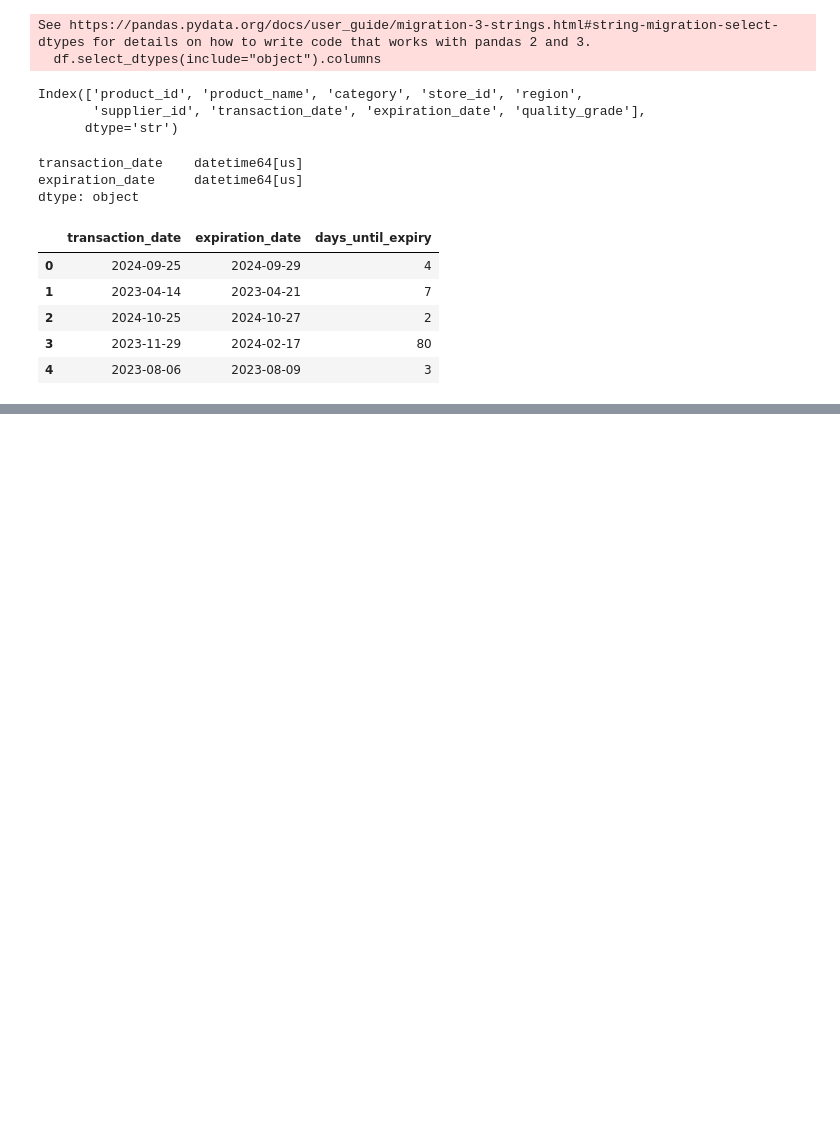
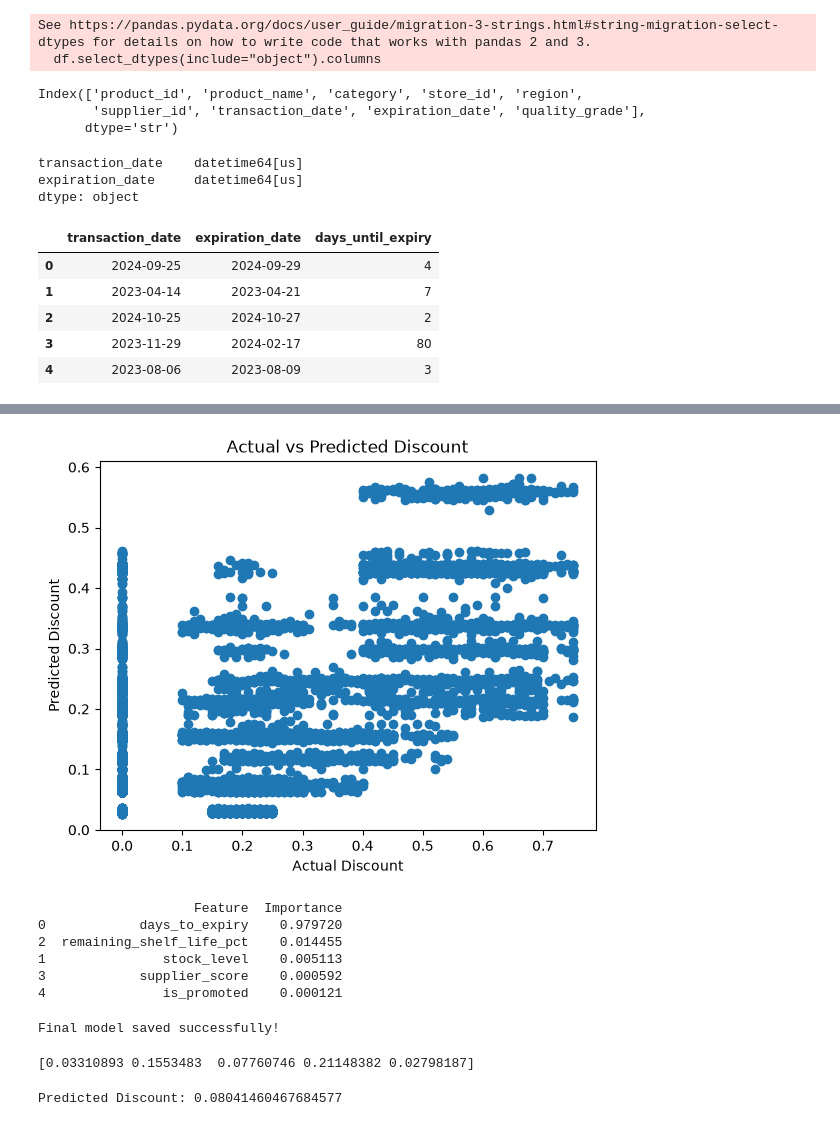
Before and after one commit to syedaayman/ShelfGuard, a Jupyter notebook: Dynamic_Pricing.ipynb, the cells around one changed output, grey strips where cells are left out. Cells and saved outputs as stored; diff of their text form; code cells hidden in the pictures; blank space fills up the shorter version.

```diff
--- a/Dynamic_Pricing.ipynb
+++ b/Dynamic_Pricing.ipynb
@@ -380,0 +768,16 @@ df[["transaction_date", "expiration_date", "days_until_expiry"]].head()
+# %%
+param_grid = {
+    "n_estimators": [50, 100, 150],
+    "learning_rate": [0.03, 0.05, 0.1],
+    "max_depth": [2, 3, 4]
+}
+# %%
+grid_search = GridSearchCV(
+    gb_model,
+    param_grid,
+    cv=5,
+    scoring="neg_mean_squared_error",
+    n_jobs=-1
+)
+
+grid_search.fit(X_train, y_train)
@@ -380,0 +828,4 @@ df[["transaction_date", "expiration_date", "days_until_expiry"]].head()
+# %%
+final_model = grid_search.best_estimator_
+# %%
+final_pred = final_model.predict(X_test)
@@ -380,0 +870,54 @@ df[["transaction_date", "expiration_date", "days_until_expiry"]].head()
+# %%
+plt.scatter(y_test, final_pred)
+
+plt.xlabel("Actual Discount")
+plt.ylabel("Predicted Discount")
+plt.title("Actual vs Predicted Discount")
+
+plt.show()
+# %% [output]
+[figure, added]
+# %%
+importance = pd.DataFrame({
+    "Feature": features,
+    "Importance": final_model.feature_importances_
+})
+
+importance = importance.sort_values(
+    by="Importance",
+    ascending=False
+)
+
+print(importance)
+# %% [output]
+                    Feature  Importance
+0            days_to_expiry    0.979720
+2  remaining_shelf_life_pct    0.014455
+1               stock_level    0.005113
+3            supplier_score    0.000592
+4               is_promoted    0.000121
+# %%
+import joblib
+joblib.dump(final_model, "pricing_model.pkl")
+
+print("Final model saved successfully!")
+# %% [output]
+Final model saved successfully!
+# %%
+loaded_model = joblib.load("pricing_model.pkl")
+
+test_prediction = loaded_model.predict(X_test)
+
+print(test_prediction[:5])
+# %% [output]
+[0.03310893 0.1553483  0.07760746 0.21148382 0.02798187]
+# %%
+import numpy as np
+
+new_product = np.array([[5, 50, 20, 0.8, 1]])
+
+prediction = loaded_model.predict(new_product)
+
+print("Predicted Discount:", prediction[0])
+# %% [output]
+Predicted Discount: 0.08041460467684577
```
Also changed, not shown: parts of 48 cells of this notebook, 7 other files.
